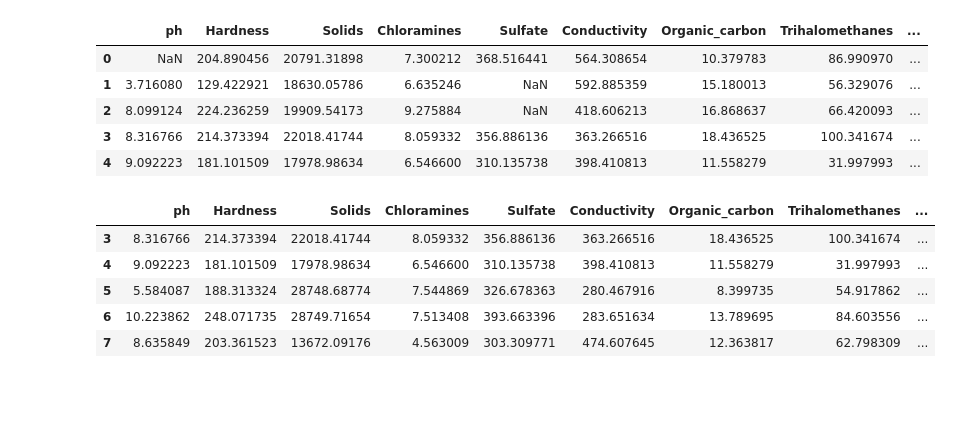
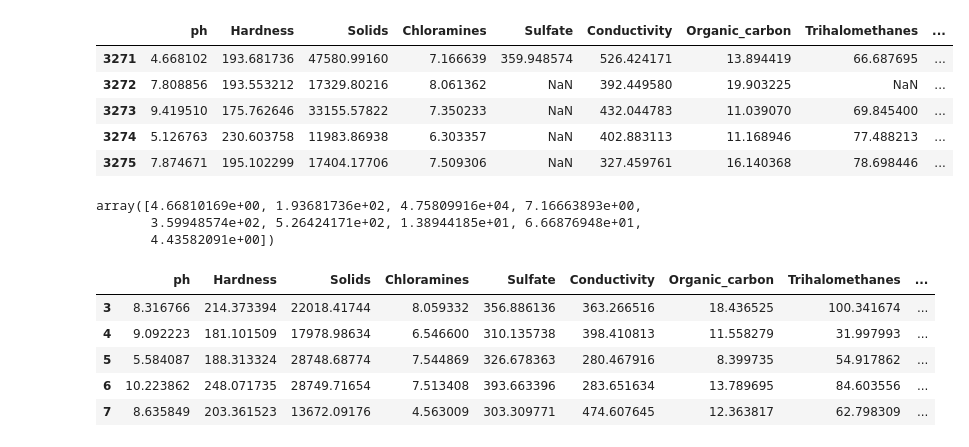
Before and after one commit to georgiafbi/rock_candy, a Jupyter notebook: potable_water.ipynb, the cells around one changed output. Saved outputs shown, nothing was run; the diff lists cells and outputs as text; code cells hidden in the pictures; blank space fills up the shorter version.

```diff
--- a/potable_water.ipynb
+++ b/potable_water.ipynb
@@ -10,14 +10,21 @@ from sklearn.ensemble import RandomForestClassifier
 from sklearn.model_selection import GridSearchCV
 # %%
 df=pd.read_csv('Resources/water_potability.csv')
-df.head()
+first_row=df.iloc[3271,:9].values
+df.tail()
 # %% [output]
 |  | ph | Hardness | Solids | Chloramines | Sulfate | Conductivity | Organic_carbon | Trihalomethanes | ... |
-| 0 | NaN | 204.890456 | 20791.31898 | 7.300212 | 368.516441 | 564.308654 | 10.379783 | 86.990970 | ... |
-| 1 | 3.716080 | 129.422921 | 18630.05786 | 6.635246 | NaN | 592.885359 | 15.180013 | 56.329076 | ... |
-| 2 | 8.099124 | 224.236259 | 19909.54173 | 9.275884 | NaN | 418.606213 | 16.868637 | 66.420093 | ... |
-| 3 | 8.316766 | 214.373394 | 22018.41744 | 8.059332 | 356.886136 | 363.266516 | 18.436525 | 100.341674 | ... |
-| 4 | 9.092223 | 181.101509 | 17978.98634 | 6.546600 | 310.135738 | 398.410813 | 11.558279 | 31.997993 | ... |
+| 3271 | 4.668102 | 193.681736 | 47580.99160 | 7.166639 | 359.948574 | 526.424171 | 13.894419 | 66.687695 | ... |
+| 3272 | 7.808856 | 193.553212 | 17329.80216 | 8.061362 | NaN | 392.449580 | 19.903225 | NaN | ... |
+| 3273 | 9.419510 | 175.762646 | 33155.57822 | 7.350233 | NaN | 432.044783 | 11.039070 | 69.845400 | ... |
+| 3274 | 5.126763 | 230.603758 | 11983.86938 | 6.303357 | NaN | 402.883113 | 11.168946 | 77.488213 | ... |
+| 3275 | 7.874671 | 195.102299 | 17404.17706 | 7.509306 | NaN | 327.459761 | 16.140368 | 78.698446 | ... |
+# %%
+first_row
+# %% [output]
+array([4.66810169e+00, 1.93681736e+02, 4.75809916e+04, 7.16663893e+00,
+       3.59948574e+02, 5.26424171e+02, 1.38944185e+01, 6.66876948e+01,
+       4.43582091e+00])
 # %%
 new_df=df.dropna()   #df.bfill().ffill()
 # %%
```
Also changed, not shown: parts of 12 cells of this notebook, 13 other files.
